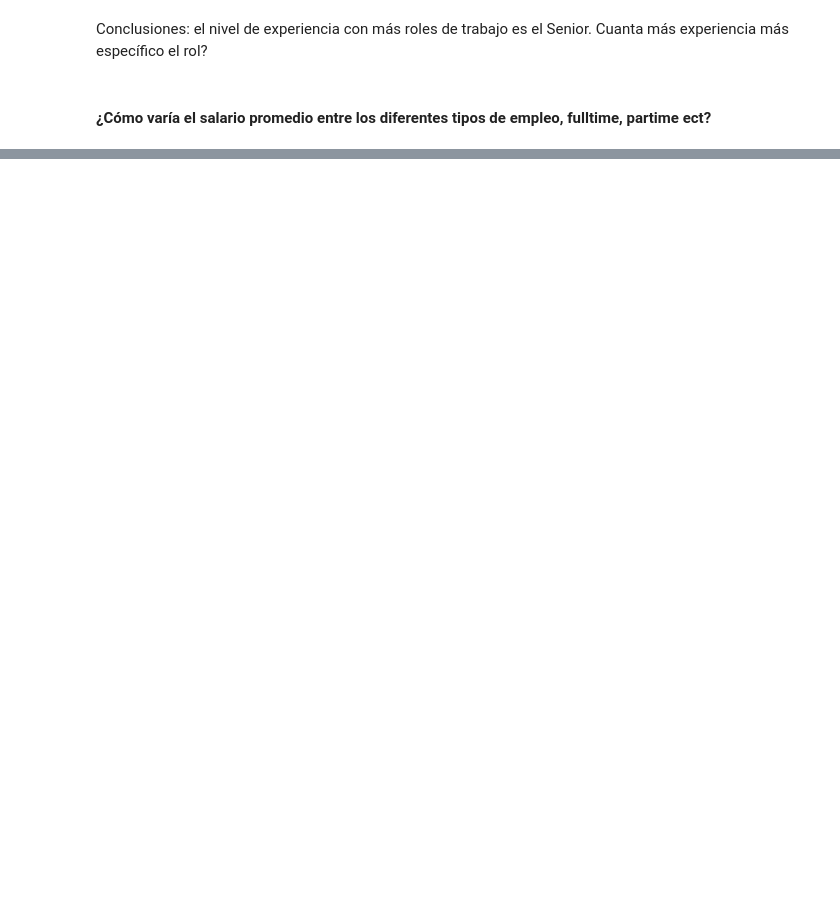
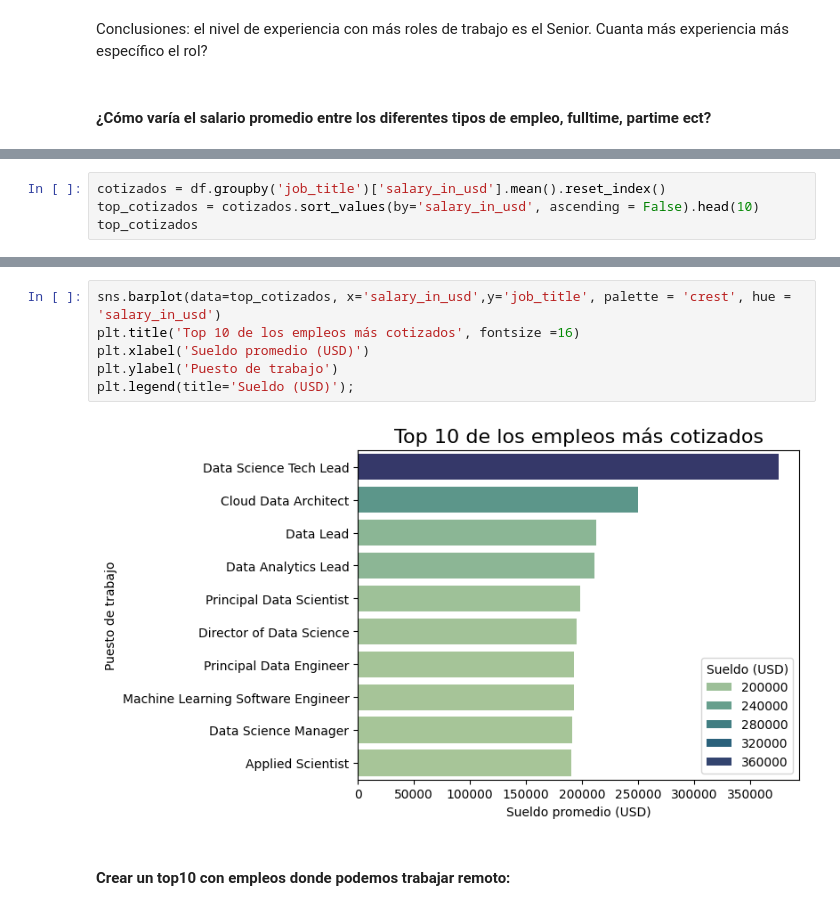
Before and after one commit to DanielaRosero/DataScienceSalary, a Jupyter notebook: notebook.ipynb, the cells around one changed output, grey strips where cells are left out. Drawn from its saved outputs; the diff is of its cells as text; blank space fills up the shorter version.

```diff
--- a/notebook.ipynb
+++ b/notebook.ipynb
@@ -394,0 +447,4 @@ df.head()
+# %%
+cotizados = df.groupby('job_title')['salary_in_usd'].mean().reset_index()
+top_cotizados = cotizados.sort_values(by='salary_in_usd', ascending = False).head(10)
+top_cotizados
@@ -394,0 +463,11 @@ df.head()
+# %%
+sns.barplot(data=top_cotizados, x='salary_in_usd',y='job_title', palette = 'crest', hue = 'salary_in_usd')
+plt.title('Top 10 de los empleos más cotizados', fontsize =16)
+plt.xlabel('Sueldo promedio (USD)')
+plt.ylabel('Puesto de trabajo')
+plt.legend(title='Sueldo (USD)');
+# %% [output]
+[figure, added]
+# %% [markdown]
+
+#### Crear un top10 con empleos donde podemos trabajar remoto:
```
Also changed, not shown: parts of 11 cells of this notebook.
